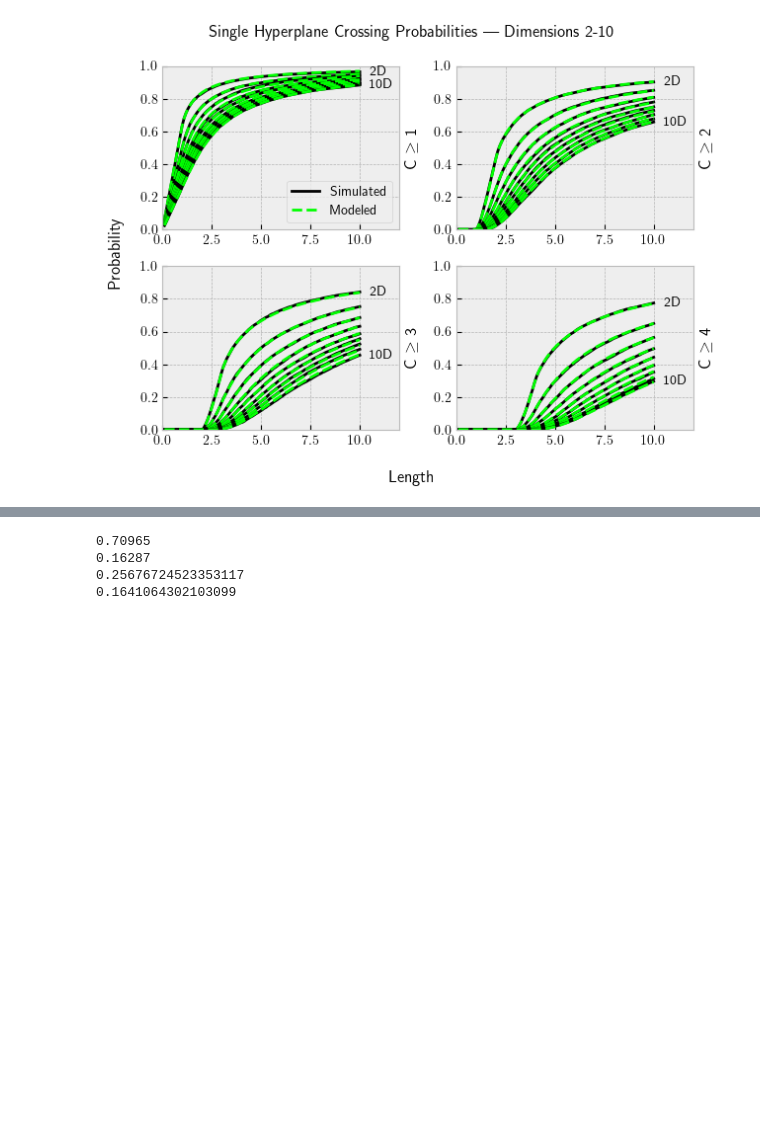
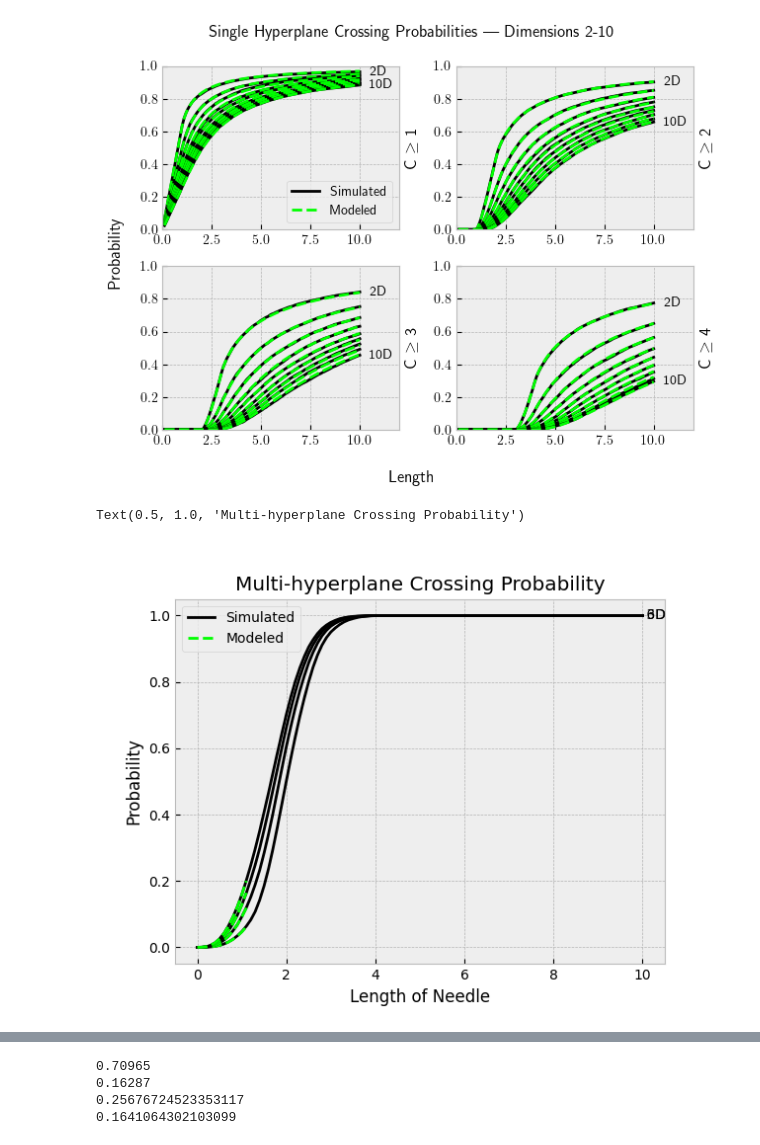
Before and after one commit to aechoi/buffon_extension, a Jupyter notebook: src/demo_notebook.ipynb, the cells around one changed output, grey strips where cells are left out. Cells and saved outputs as stored; diff of their text form; code cells hidden in the pictures; blank space fills up the shorter version.

```diff
--- a/src/demo_notebook.ipynb
+++ b/src/demo_notebook.ipynb
@@ -54,4 +54,37 @@ fig.suptitle("Single Hyperplane Crossing Probabilities | Dimensions 2-10")
 plt.tight_layout()
 # %% [output]
 [figure]
+# %%
+# Probability Given multiple sets of hyperplanes, greater than or equal
+importlib.reload(sampling)
+importlib.reload(modeling)
+
+samples = 100000
+dims = np.arange(2, 7, 1)
+lengths = np.linspace(0, 10, 101)
+c = 2
+
+fig, ax = plt.subplots()
+for idx, dim in enumerate(tqdm(dims)):
+    spacing = (np.arange(dim)+11)/10
+    hyperplanes = max(1, dim)
+
+    sim_probs = sampling.get_sim_prob_ge(samples, dim, lengths, c, hyperplanes, spacing)
+    ax.plot(lengths, sim_probs, "k")
+
+    r_s = lengths[lengths<=min(spacing)]
+    modeled_prob = modeling.prob_of_crossing_small_r_ge(r_s, dim, c, hyperplanes, spacing)
+    ax.plot(r_s, modeled_prob, "--", color=(0, 1, 0))
+
+    if idx==0:
+        ax.text(lengths[-1], sim_probs[-1], f" {dim}D", verticalalignment="center")
+        ax.legend(["Simulated", "Modeled"])
+
+ax.text(lengths[-1], sim_probs[-1], f" {dim}D", verticalalignment="center")
+ax.set_xlabel("Length of Needle")
+ax.set_ylabel("Probability")
+ax.set_title("Multi-hyperplane Crossing Probability")
+# %% [output]
+Text(0.5, 1.0, 'Multi-hyperplane Crossing Probability')
+[figure, added]
 # %%
```
Also changed, not shown: parts of 2 cells of this notebook, 8 other files.
